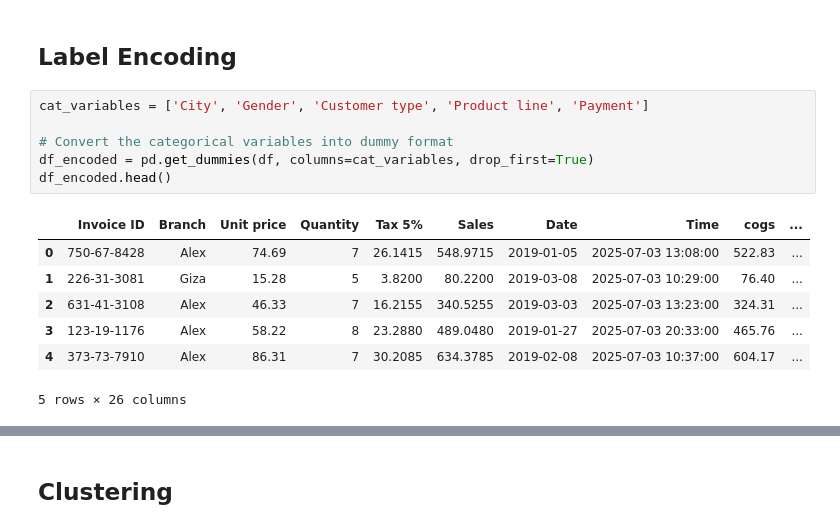
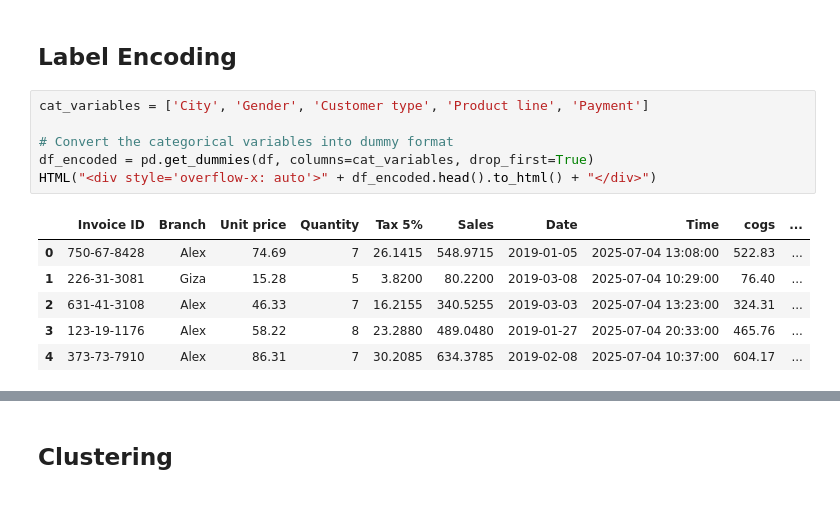
Before and after one commit to StefanoBgl/Supermarket-Sales-Analysis, a Jupyter notebook: [Completed] Understanding_Customer_Behavior_through_Sales_Data.ipynb, the cells around one changed output, grey strips where cells are left out. Cells and saved outputs as stored; diff of their text form.

```diff
--- a/[Completed] Understanding_Customer_Behavior_through_Sales_Data.ipynb
+++ b/[Completed] Understanding_Customer_Behavior_through_Sales_Data.ipynb
@@ -554,17 +554,16 @@ Wednesday  371.922409
 # %%
 cat_variables = ['City', 'Gender', 'Customer type', 'Product line', 'Payment']
 
 # Convert the categorical variables into dummy format
 df_encoded = pd.get_dummies(df, columns=cat_variables, drop_first=True)
-df_encoded.head()
+HTML("<div style='overflow-x: auto'>" + df_encoded.head().to_html() + "</div>")
 # %% [output]
 |  | Invoice ID | Branch | Unit price | Quantity | Tax 5% | Sales | Date | Time | cogs | ... |
-| 0 | 750-67-8428 | Alex | 74.69 | 7 | 26.1415 | 548.9715 | 2019-01-05 | 2025-07-03 13:08:00 | 522.83 | ... |
-| 1 | 226-31-3081 | Giza | 15.28 | 5 | 3.8200 | 80.2200 | 2019-03-08 | 2025-07-03 10:29:00 | 76.40 | ... |
-| 2 | 631-41-3108 | Alex | 46.33 | 7 | 16.2155 | 340.5255 | 2019-03-03 | 2025-07-03 13:23:00 | 324.31 | ... |
-| 3 | 123-19-1176 | Alex | 58.22 | 8 | 23.2880 | 489.0480 | 2019-01-27 | 2025-07-03 20:33:00 | 465.76 | ... |
-| 4 | 373-73-7910 | Alex | 86.31 | 7 | 30.2085 | 634.3785 | 2019-02-08 | 2025-07-03 10:37:00 | 604.17 | ... |
+| 0 | 750-67-8428 | Alex | 74.69 | 7 | 26.1415 | 548.9715 | 2019-01-05 | 2025-07-04 13:08:00 | 522.83 | ... |
+| 1 | 226-31-3081 | Giza | 15.28 | 5 | 3.8200 | 80.2200 | 2019-03-08 | 2025-07-04 10:29:00 | 76.40 | ... |
+| 2 | 631-41-3108 | Alex | 46.33 | 7 | 16.2155 | 340.5255 | 2019-03-03 | 2025-07-04 13:23:00 | 324.31 | ... |
+| 3 | 123-19-1176 | Alex | 58.22 | 8 | 23.2880 | 489.0480 | 2019-01-27 | 2025-07-04 20:33:00 | 465.76 | ... |
+| 4 | 373-73-7910 | Alex | 86.31 | 7 | 30.2085 | 634.3785 | 2019-02-08 | 2025-07-04 10:37:00 | 604.17 | ... |
-5 rows × 26 columns
 # %%
 # Convert DayOfWeek and TimeOfDay into numeric variables
 
```
Also changed, not shown: parts of 2 cells of this notebook.
